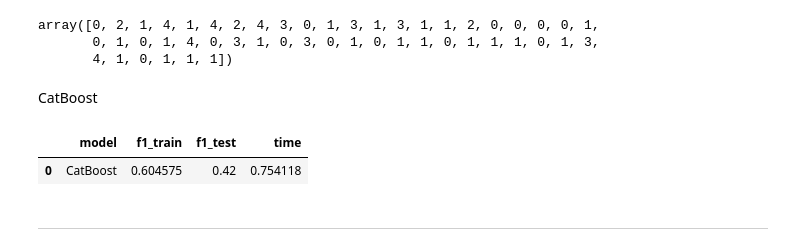
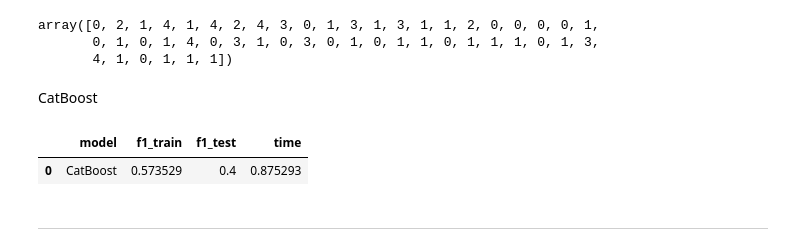
Before and after one commit to mimove/DATAPROJECT3, a Jupyter notebook: data_project3.ipynb, the cells around one changed output. Drawn from its saved outputs; the diff is of its cells as text; code cells hidden in the pictures.

```diff
--- a/data_project3.ipynb
+++ b/data_project3.ipynb
@@ -2447,16 +2446,16 @@ model = CatBoostClassifier(loss_function='MultiClass', learning_rate=params_valu
 # Entrenamos el modelo
 start = timeit.default_timer()
 model = model.fit(X_train, y_train,
-                 eval_set=(X_test, y_test))
+                 eval_set=(X_test_30, y_test_30))
 time = timeit.default_timer() - start
 
 pred_train = model.predict(X_train)
-pred_test = model.predict(X_test)
+pred_test = model.predict(X_test_30)
 
 # Calcular métricas de evaluación
 # Usa el parámetro `average` en f1_score para calcular la métrica en un problema multiclase
 f1_train = f1_scorer(y_train, pred_train, average='micro')
-f1_test = f1_scorer(y_test, pred_test, average='micro')
+f1_test = f1_scorer(y_test_30, pred_test, average='micro')
 
 results_catboost = pd.DataFrame()
 new_row = pd.DataFrame(data={'model':['CatBoost'],
@@ -2472,18 +2471,18 @@ results_catboost
 flattened_list = [item for sublist in pred_test.tolist() for item in sublist]
 # %%
 # crear un dataframe con los índices de cada fila y las predicciones
-pred_df = pd.DataFrame({'ID': X_test.index.values, 'label':flattened_list})
+pred_df = pd.DataFrame({'ID': X_test_30.index.values, 'label':flattened_list})
 # crea un dataframe que tenga X_test y pred_test
 X_org = test_real.drop(['label','HOSPITAL'], axis = 1)
 results_df = pd.concat([X_org, pred_df], axis=1)
 # exportar a CSV
 pred_df.to_csv('resultados.csv', index=False)
 results_df.to_csv('resultados_df.csv', index=False)
 
 results_catboost
 # %% [output]
 |  | model | f1_train | f1_test | time |
-| 0 | CatBoost | 0.604575 | 0.42 | 0.754118 |
+| 0 | CatBoost | 0.573529 | 0.4 | 0.875293 |
 # %% [markdown]
 -----------------------------------
 # %% [markdown]
```
Also changed, not shown: parts of 18 cells of this notebook, 8 other files.
